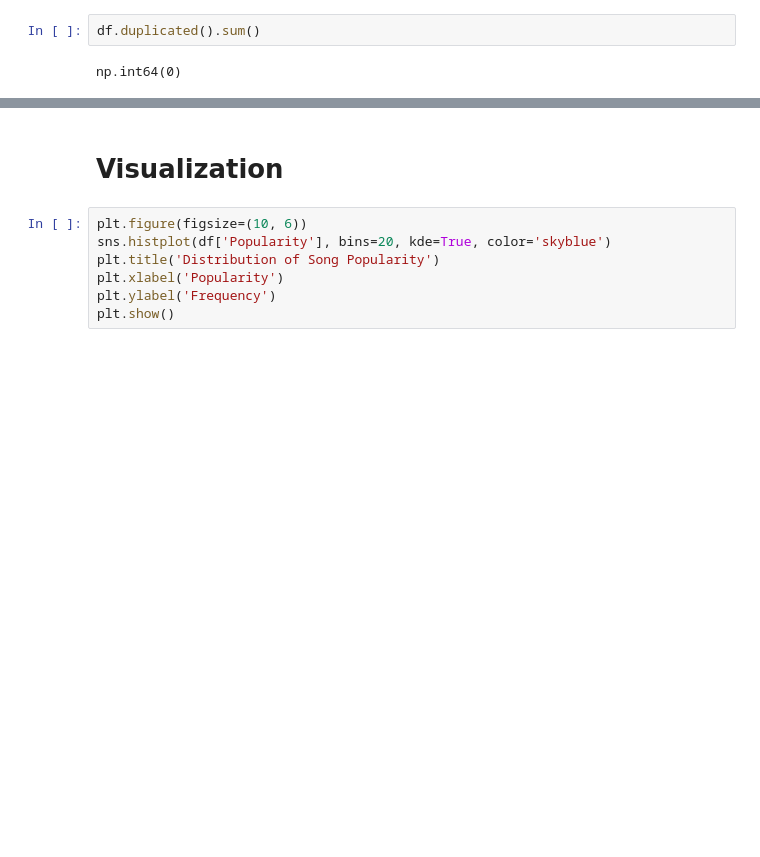
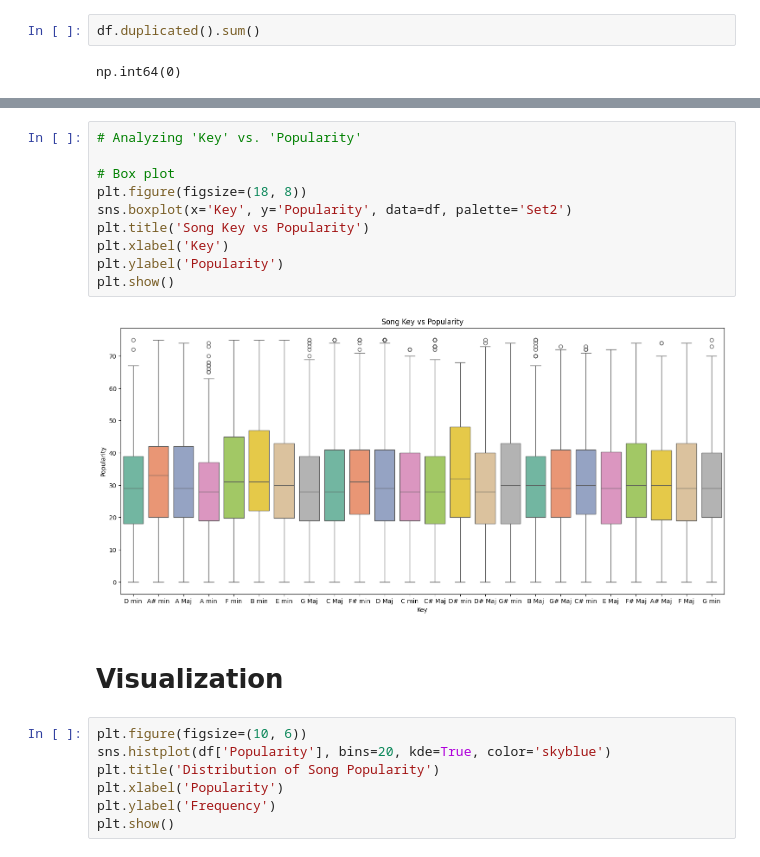
Before and after one commit to Nikhil5566/EDA-Prostate-cancer-dataset-, a Jupyter notebook: Spotify_Dataset.ipynb, the cells around one changed output, grey strips where cells are left out. Cells and saved outputs as stored; diff of their text form; blank space fills up the shorter version.

```diff
--- a/Spotify_Dataset.ipynb
+++ b/Spotify_Dataset.ipynb
@@ -146,3 +247,15 @@ np.int64(0)
+# %%
+# Analyzing 'Key' vs. 'Popularity'
+
+# Box plot
+plt.figure(figsize=(18, 8))
+sns.boxplot(x='Key', y='Popularity', data=df, palette='Set2')
+plt.title('Song Key vs Popularity')
+plt.xlabel('Key')
+plt.ylabel('Popularity')
+plt.show()
+# %% [output]
+[figure, added]
 # %% [markdown]
 # Visualization
 # %%
```
Also changed, not shown: parts of 15 cells of this notebook.
